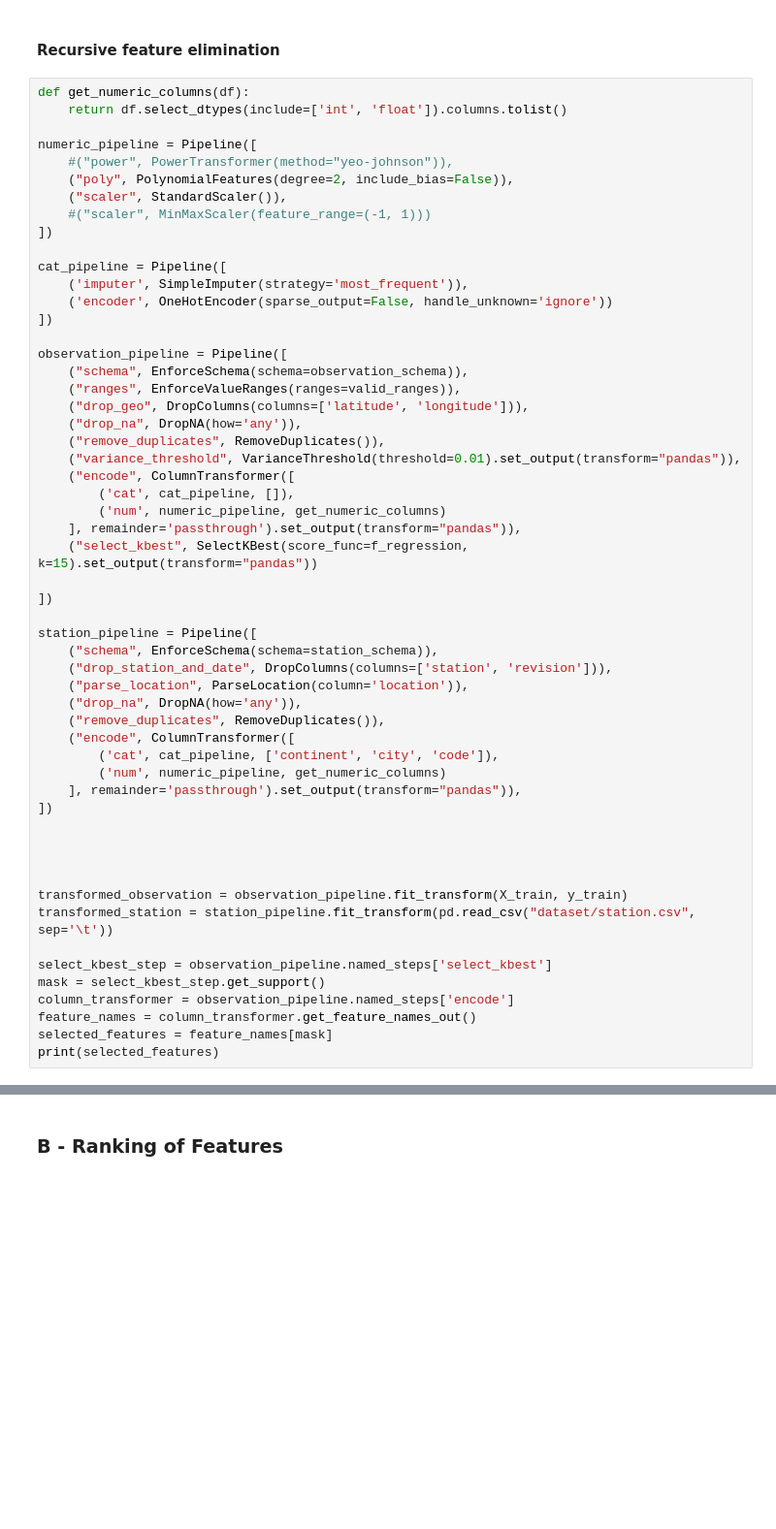
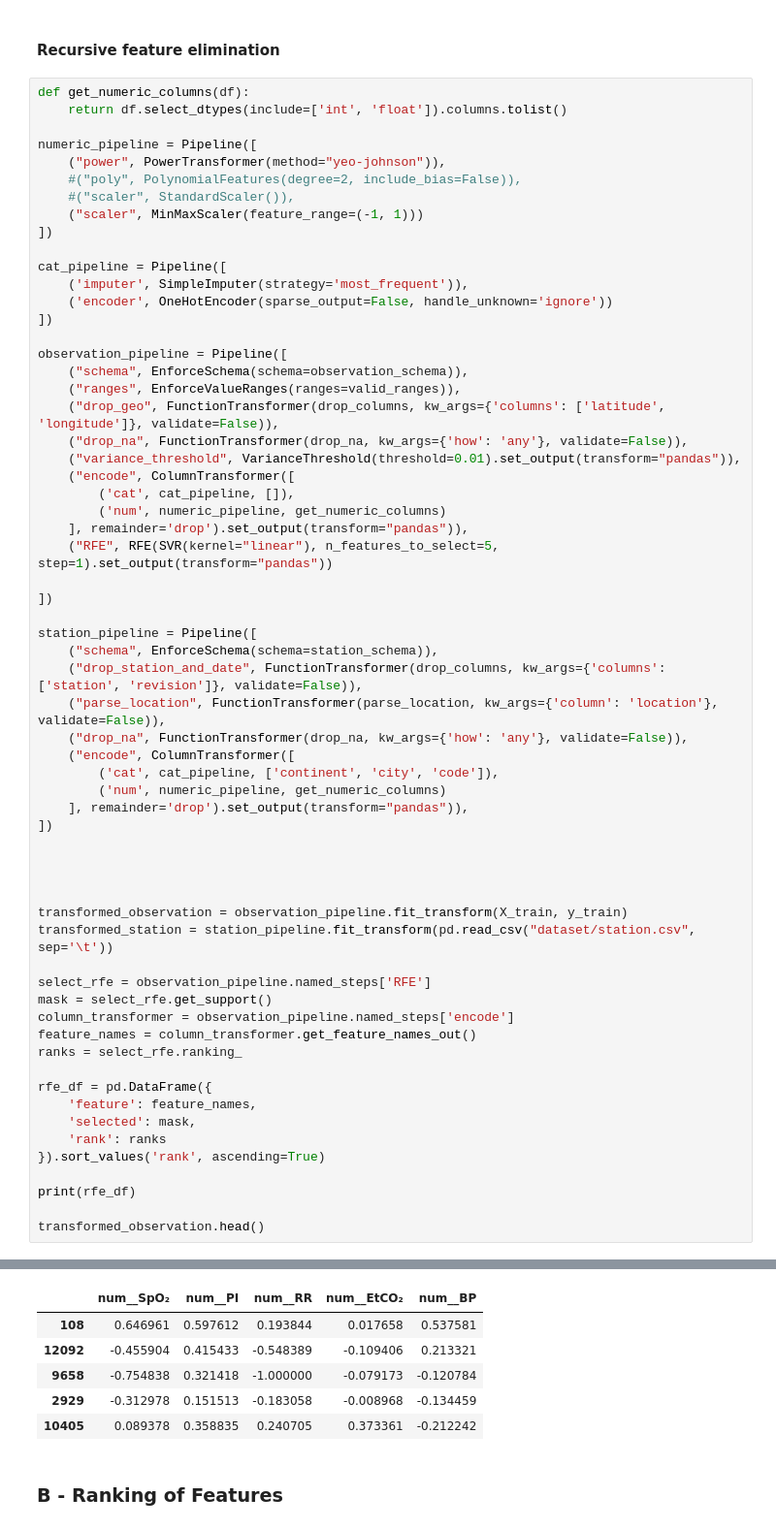
Before and after one commit to kurcinamarian/IAU, a Jupyter notebook: phase_2.ipynb, the cells around one changed output, grey strips where cells are left out. Shown at 97% size. Saved outputs shown, nothing was run; the diff lists cells and outputs as text; blank space fills up the shorter version.

```diff
--- a/phase_2.ipynb
+++ b/phase_2.ipynb
@@ -787,10 +787,10 @@ def get_numeric_columns(df):
     return df.select_dtypes(include=['int', 'float']).columns.tolist()
 
 numeric_pipeline = Pipeline([
-    #("power", PowerTransformer(method="yeo-johnson")),
-    ("poly", PolynomialFeatures(degree=2, include_bias=False)),
-    ("scaler", StandardScaler()),
-    #("scaler", MinMaxScaler(feature_range=(-1, 1)))
+    ("power", PowerTransformer(method="yeo-johnson")),
+    #("poly", PolynomialFeatures(degree=2, include_bias=False)),
+    #("scaler", StandardScaler()),
+    ("scaler", MinMaxScaler(feature_range=(-1, 1)))
 ])
 
 cat_pipeline = Pipeline([
@@ -801,28 +801,26 @@ cat_pipeline = Pipeline([
 observation_pipeline = Pipeline([
     ("schema", EnforceSchema(schema=observation_schema)),
     ("ranges", EnforceValueRanges(ranges=valid_ranges)),
-    ("drop_geo", DropColumns(columns=['latitude', 'longitude'])),
-    ("drop_na", DropNA(how='any')),
-    ("remove_duplicates", RemoveDuplicates()),
+    ("drop_geo", FunctionTransformer(drop_columns, kw_args={'columns': ['latitude', 'longitude']}, validate=False)),
+    ("drop_na", FunctionTransformer(drop_na, kw_args={'how': 'any'}, validate=False)),
     ("variance_threshold", VarianceThreshold(threshold=0.01).set_output(transform="pandas")),
     ("encode", ColumnTransformer([
         ('cat', cat_pipeline, []),
         ('num', numeric_pipeline, get_numeric_columns)
-    ], remainder='passthrough').set_output(transform="pandas")),
-    ("select_kbest", SelectKBest(score_func=f_regression, k=15).set_output(transform="pandas"))
+    ], remainder='drop').set_output(transform="pandas")),
+    ("RFE", RFE(SVR(kernel="linear"), n_features_to_select=5, step=1).set_output(transform="pandas"))
 
 ])
 
 station_pipeline = Pipeline([
     ("schema", EnforceSchema(schema=station_schema)),
-    ("drop_station_and_date", DropColumns(columns=['station', 'revision'])),
-    ("parse_location", ParseLocation(column='location')),
-    ("drop_na", DropNA(how='any')),
-    ("remove_duplicates", RemoveDuplicates()),
+    ("drop_station_and_date", FunctionTransformer(drop_columns, kw_args={'columns': ['station', 'revision']}, validate=False)),
+    ("parse_location", FunctionTransformer(parse_location, kw_args={'column': 'location'}, validate=False)),
+    ("drop_na", FunctionTransformer(drop_na, kw_args={'how': 'any'}, validate=False)),
     ("encode", ColumnTransformer([
         ('cat', cat_pipeline, ['continent', 'city', 'code']),
         ('num', numeric_pipeline, get_numeric_columns)
-    ], remainder='passthrough').set_output(transform="pandas")),
+    ], remainder='drop').set_output(transform="pandas")),
 ])
 
 
@@ -831,9 +829,19 @@ station_pipeline = Pipeline([
 transformed_observation = observation_pipeline.fit_transform(X_train, y_train)
 transformed_station = station_pipeline.fit_transform(pd.read_csv("dataset/station.csv", sep='\t'))
 
-select_kbest_step = observation_pipeline.named_steps['select_kbest']
-mask = select_kbest_step.get_support()
+select_rfe = observation_pipeline.named_steps['RFE']
+mask = select_rfe.get_support()
 column_transformer = observation_pipeline.named_steps['encode']
 feature_names = column_transformer.get_feature_names_out()
-selected_features = feature_names[mask]
-print(selected_features)
+ranks = select_rfe.ranking_
+
+rfe_df = pd.DataFrame({
+    'feature': feature_names,
+    'selected': mask,
+    'rank': ranks
+}).sort_values('rank', ascending=True)
+
+print(rfe_df)
+
+transformed_observation.head()
+# %% [output]
@@ -840,3 +867,9 @@ print(selected_features)
+|  | num__SpO₂ | num__PI | num__RR | num__EtCO₂ | num__BP |
+| 108 | 0.646961 | 0.597612 | 0.193844 | 0.017658 | 0.537581 |
+| 12092 | -0.455904 | 0.415433 | -0.548389 | -0.109406 | 0.213321 |
+| 9658 | -0.754838 | 0.321418 | -1.000000 | -0.079173 | -0.120784 |
+| 2929 | -0.312978 | 0.151513 | -0.183058 | -0.008968 | -0.134459 |
+| 10405 | 0.089378 | 0.358835 | 0.240705 | 0.373361 | -0.212242 |
 # %% [markdown]
 ### B - Ranking of Features
 # %% [markdown]
```
Also changed, not shown: parts of 16 cells of this notebook.
